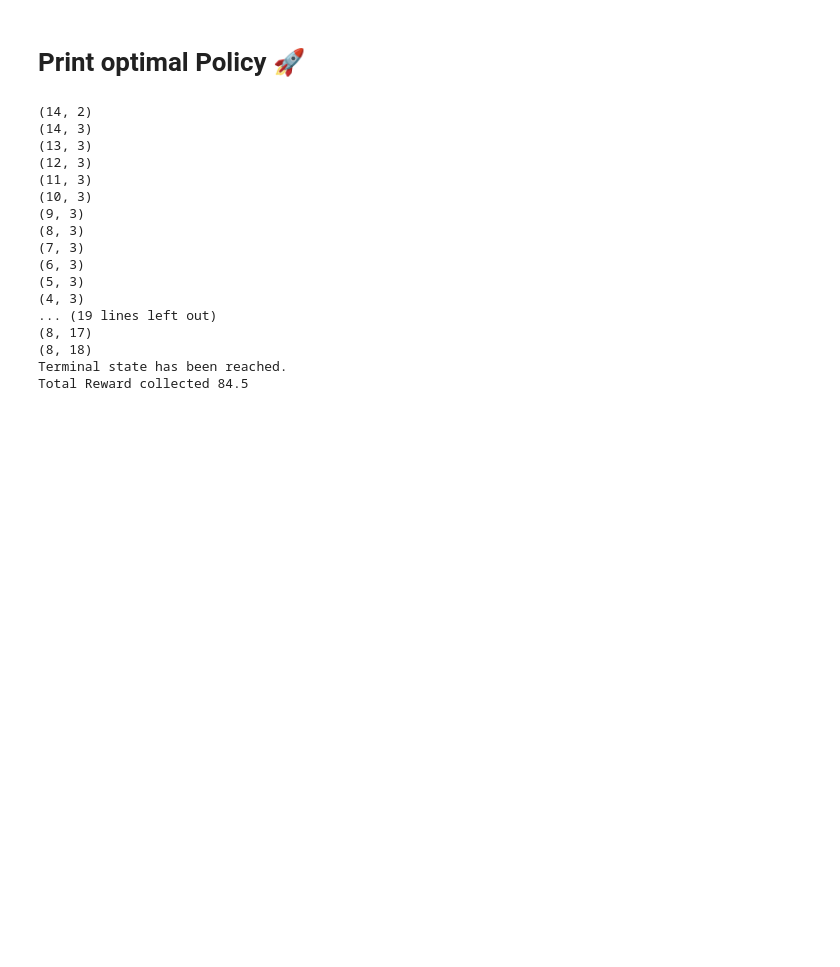
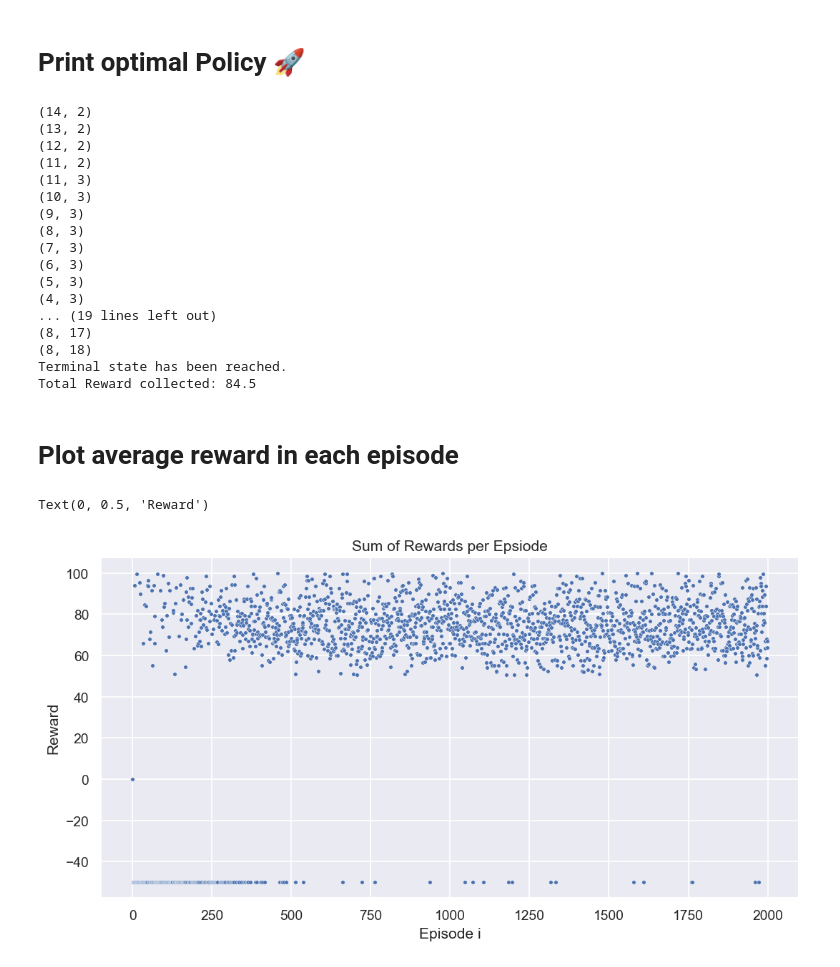
Before and after one commit to negralessio/reinforcementlearning, a Jupyter notebook: q_learning_pokemon.ipynb, the cells around one changed output. Cells and saved outputs as stored; diff of their text form; code cells hidden in the pictures; blank space fills up the shorter version.

```diff
--- a/q_learning_pokemon.ipynb
+++ b/q_learning_pokemon.ipynb
@@ -260,12 +272,12 @@ def printPath(s):
 START_STATE = (14, 2)
 printPath(START_STATE)
 
-print(f"Total Reward collected {sum(rewards_hist)}")
+print(f"Total Reward collected: {sum(rewards_hist)}")
 # %% [output]
 (14, 2)
-(14, 3)
-(13, 3)
-(12, 3)
+(13, 2)
+(12, 2)
+(11, 2)
 (11, 3)
 (10, 3)
 (9, 3)
@@ -278,4 +290,25 @@ print(f"Total Reward collected {sum(rewards_hist)}")
 (8, 17)
 (8, 18)
 Terminal state has been reached.
-Total Reward collected 84.5
+Total Reward collected: 84.5
+# %% [markdown]
+# Plot average reward in each episode
+# %%
+import matplotlib.pyplot as plt
+import seaborn as sns
+sns.set()
+
+reward_per_episode = []
+for i in np.arange(0, EPISODE):
+    col_of_int = records.iloc[:, i]
+    n_of_col = col_of_int.count()
+    reward_per_episode.append(col_of_int.sum())
+
+plt.figure(figsize=(10,5), dpi=126)
+sns.scatterplot(x=np.arange(0, len(reward_per_episode)), y=reward_per_episode, s=10)
+plt.title("Sum of Rewards per Epsiode")
+plt.xlabel("Episode i")
+plt.ylabel("Reward")
+# %% [output]
+Text(0, 0.5, 'Reward')
+[figure, added]
```
Also changed, not shown: parts of 1 cell of this notebook.
